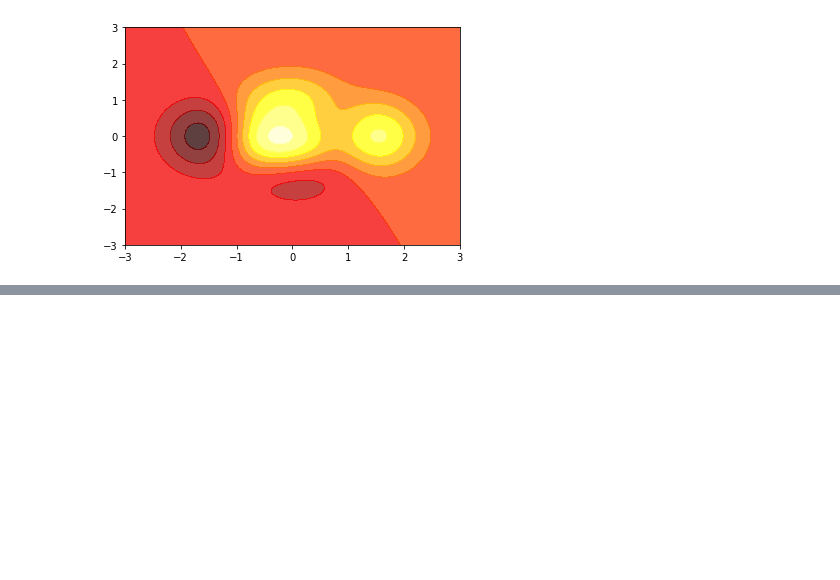
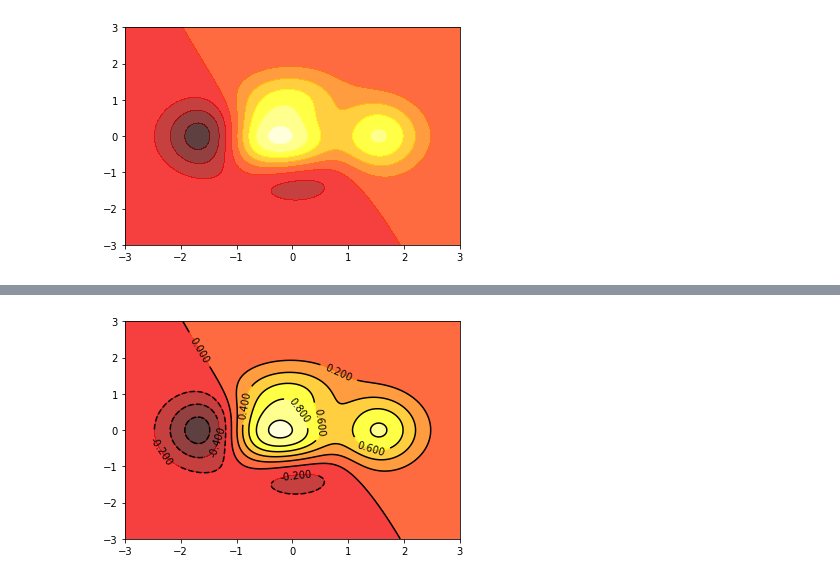
Before and after one commit to Liuyvjin/notebook, a Jupyter notebook: python/未命名.ipynb, the cells around one changed output, grey strips where cells are left out. Cells and saved outputs as stored; diff of their text form; code cells hidden in the pictures; blank space fills up the shorter version.

```diff
--- a/python/未命名.ipynb
+++ b/python/未命名.ipynb
@@ -109,0 +132,8 @@ plt.show()
+# %%
+# 综合
+plt.contourf(X, Y, height(X, Y), 8, alpha=.75, cmap=plt.cm.hot)
+C = plt.contour(X, Y, height(X,Y), 8, colors='black')
+plt.clabel(C, inline=True, fontsize=10)
+plt.show()
+# %% [output]
+[figure, added]
```
Also changed, not shown: parts of 9 cells of this notebook, 2 other files.
